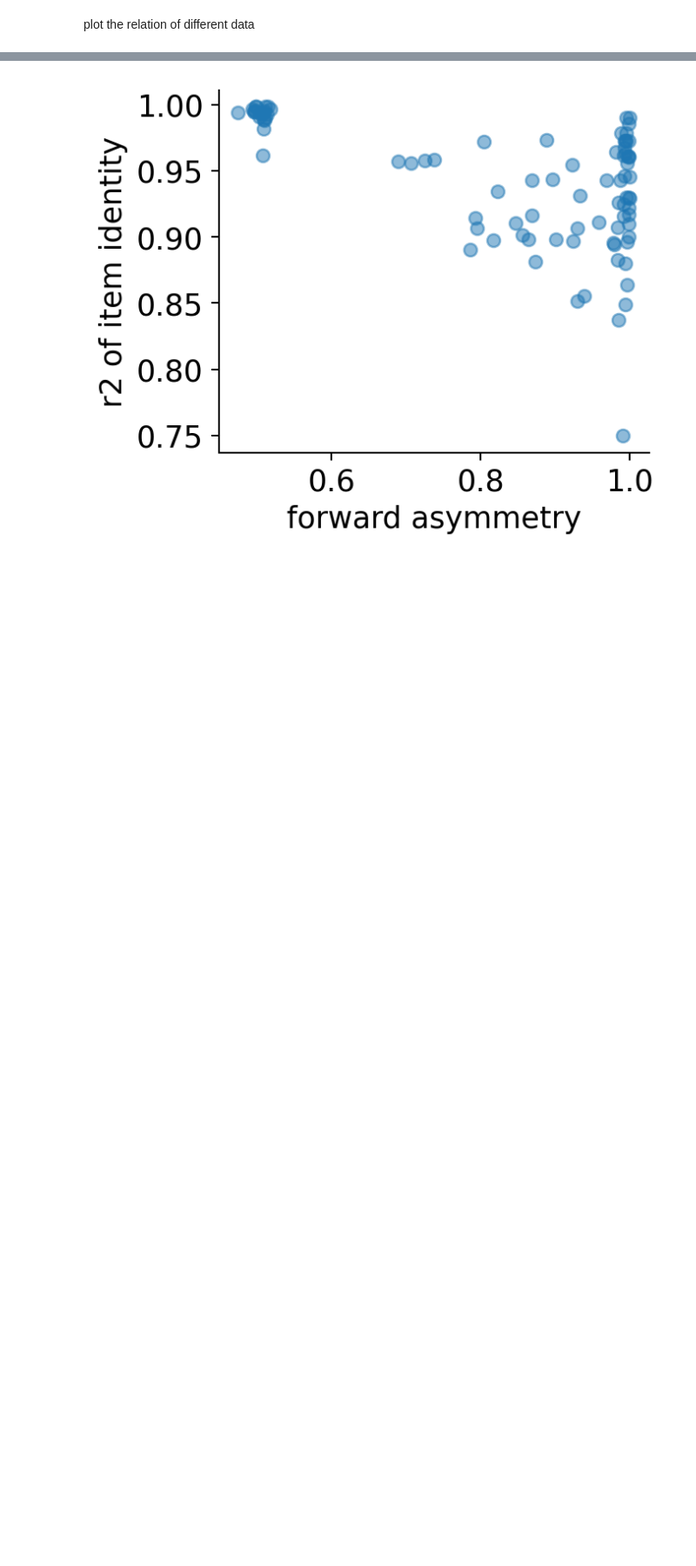
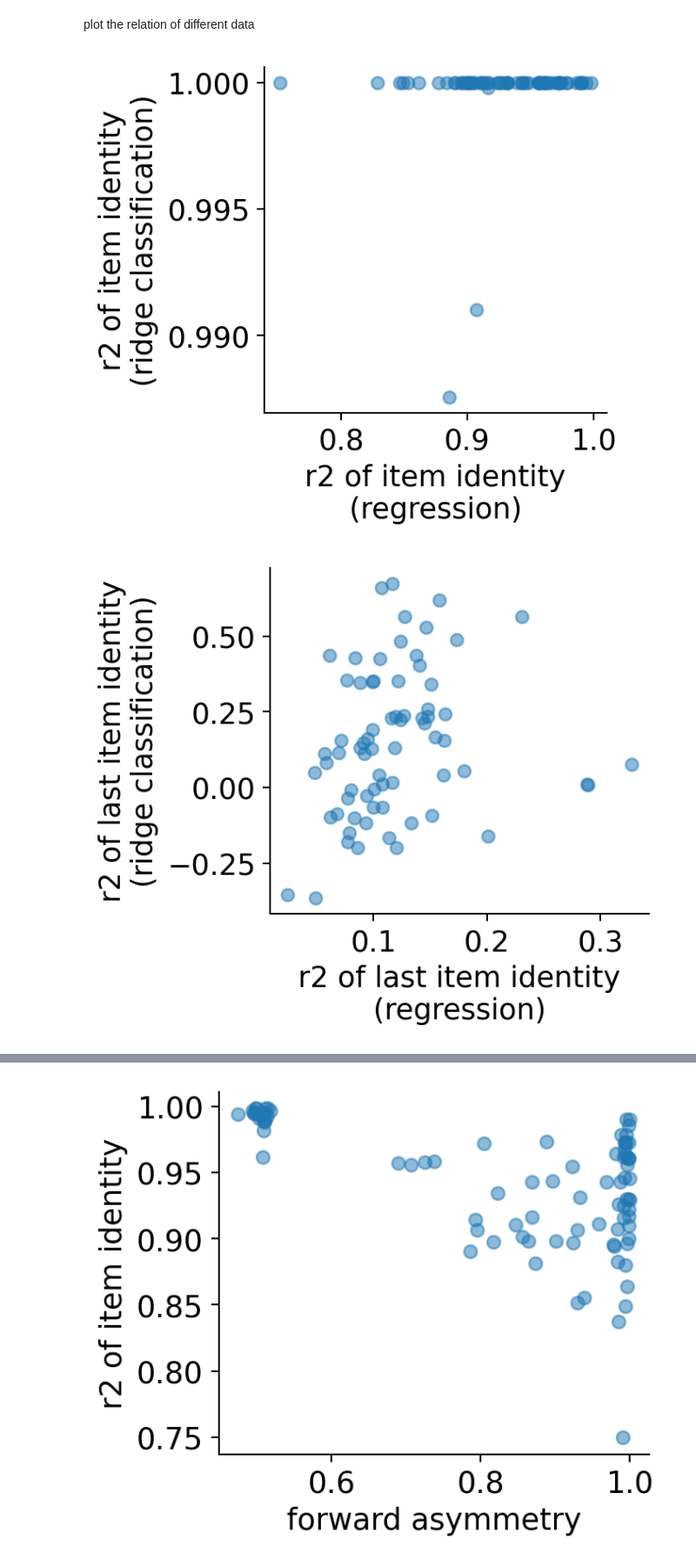
Before and after one commit to yunchen-hung/gru-li-model, a Jupyter notebook: anal.ipynb, the cells around one changed output, grey strips where cells are left out. Shown at 87% size. Cells and saved outputs as stored; diff of their text form; code cells hidden in the pictures; blank space fills up the shorter version.

```diff
--- a/anal.ipynb
+++ b/anal.ipynb
@@ -185,3 +269,12 @@ def plot_scatter(x, y, x_label, y_label, figname=None):
         savefig("./figures/scatter", figname)
     else:
         plt.show()
+# %%
+""" relation between classification and regression, and r2 and accuracy """
+
+plot_scatter(item_enc_r2_list, item_enc_r2_classi_list, "r2 of item identity\n(regression)", "r2 of item identity\n(ridge classification)")
+plot_scatter(item_enc_r2_last_list, item_enc_r2_last_classi_list, "r2 of last item identity\n(regression)", "r2 of last item identity\n(ridge classification)")
+plot_scatter(index_enc_r2_list, index_enc_r2_classi_list, "r2 of item index\n(regression)", "r2 of item index\n(ridge classification)")
+# %% [output]
+[figure, added]
+[figure, added]
```
Also changed, not shown: parts of 11 cells of this notebook, 7 other files.
